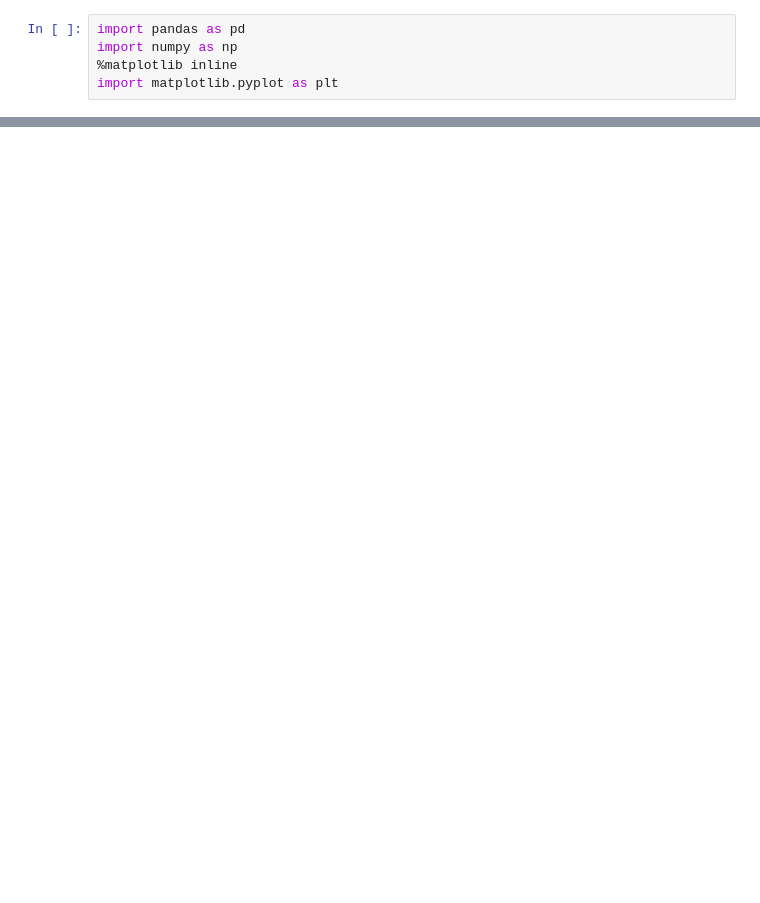
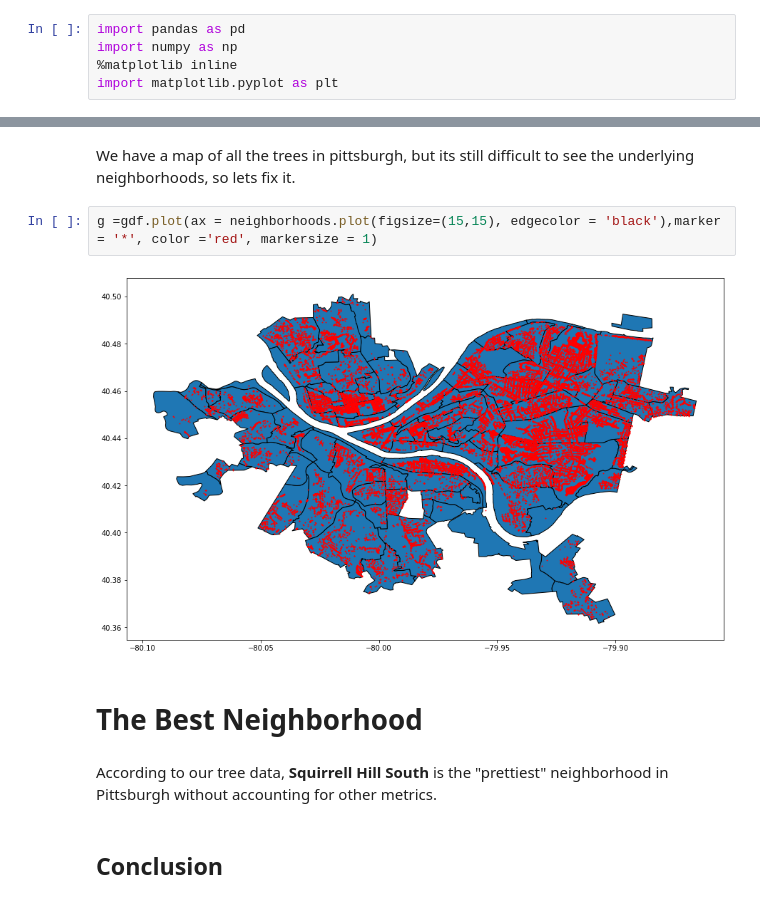
Before and after one commit to acav333/bigideasfinalproject, a Jupyter notebook: annasnotebook.ipynb, the cells around one changed output, grey strips where cells are left out. Cells and saved outputs as stored; diff of their text form; blank space fills up the shorter version.

```diff
--- a/annasnotebook.ipynb
+++ b/annasnotebook.ipynb
@@ -28,0 +66,12 @@ valueslow.plot.bar(x = valueslow[0], y = valueslow[1])
+# %% [markdown]
+We have a map of all the trees in pittsburgh, but its still difficult to see the underlying neighborhoods, so lets fix it.
+# %%
+g =gdf.plot(ax = neighborhoods.plot(figsize=(15,15), edgecolor = 'black'),marker = '*', color ='red', markersize = 1)
+# %% [output]
+[figure, added]
+# %% [markdown]
+# The Best Neighborhood
+# %% [markdown]
+According to our tree data, **Squirrell Hill South** is the "prettiest" neighborhood in Pittsburgh without accounting for other metrics.
+# %% [markdown]
+## Conclusion
```
Also changed, not shown: parts of 17 cells of this notebook.
